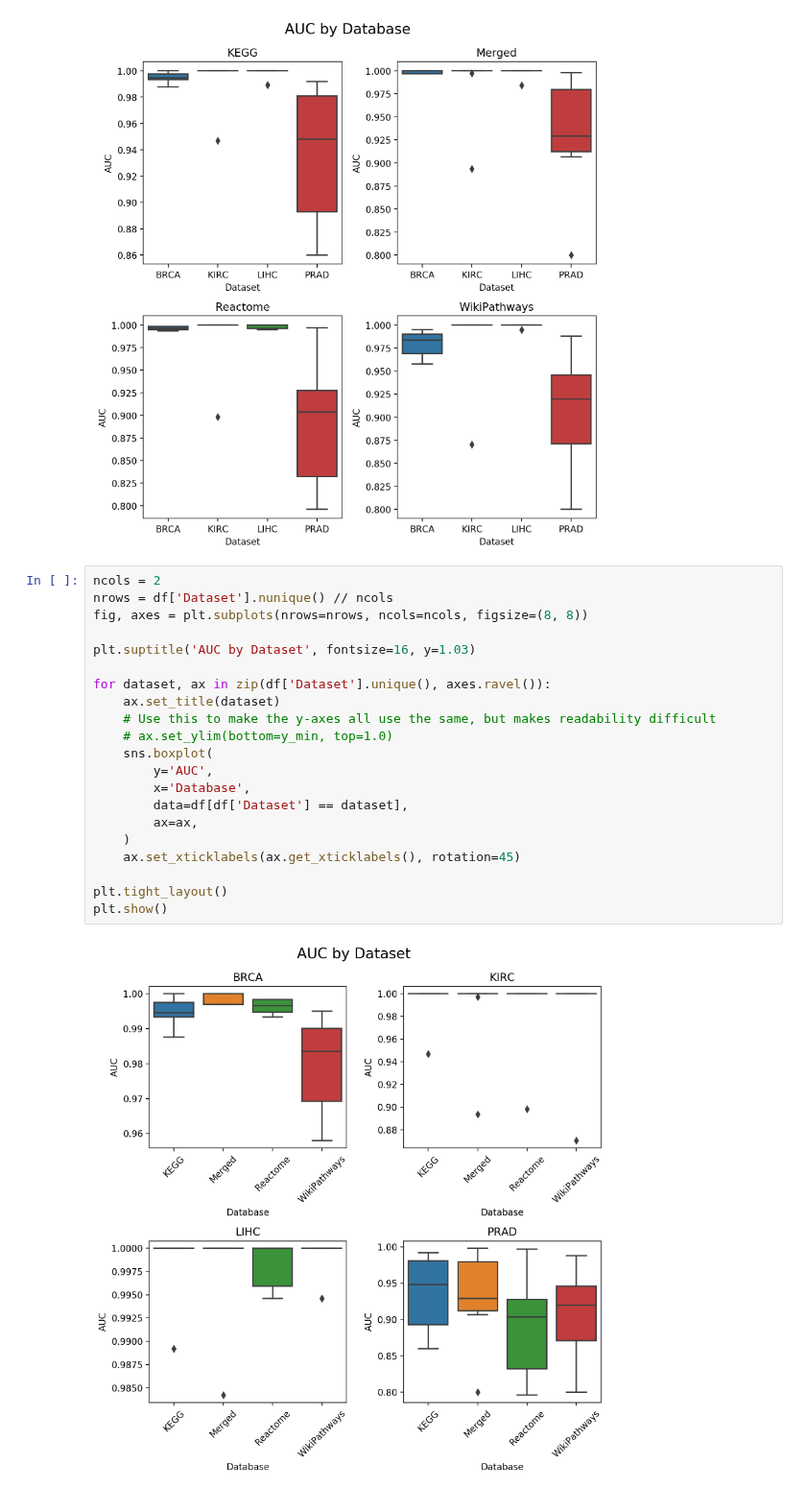
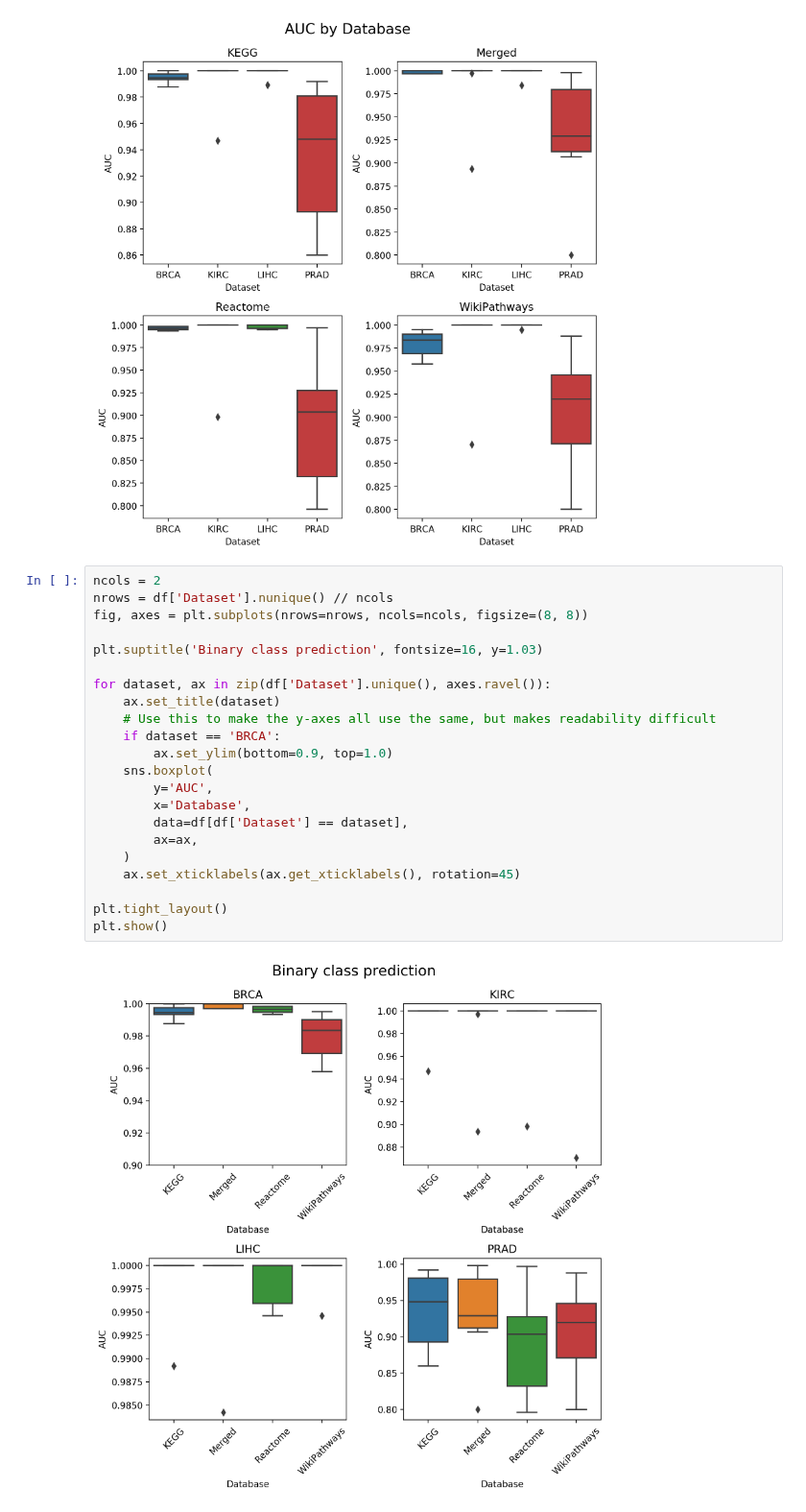
Before and after one commit to pathwayforte/results, a Jupyter notebook: notebooks/evaluation/Plot Evaluation of Tumor vs. Normal Prediction.ipynb, the cells around one changed output. Shown at 96% size. Cells and saved outputs as stored; diff of their text form.

```diff
--- a/notebooks/evaluation/Plot Evaluation of Tumor vs. Normal Prediction.ipynb
+++ b/notebooks/evaluation/Plot Evaluation of Tumor vs. Normal Prediction.ipynb
@@ -86,23 +86,24 @@ plt.show()
 # %%
 ncols = 2
 nrows = df['Dataset'].nunique() // ncols
 fig, axes = plt.subplots(nrows=nrows, ncols=ncols, figsize=(8, 8))
 
-plt.suptitle('AUC by Dataset', fontsize=16, y=1.03)
+plt.suptitle('Binary class prediction', fontsize=16, y=1.03)
 
 for dataset, ax in zip(df['Dataset'].unique(), axes.ravel()):
     ax.set_title(dataset)
     # Use this to make the y-axes all use the same, but makes readability difficult
-    # ax.set_ylim(bottom=y_min, top=1.0)
+    if dataset == 'BRCA':
+        ax.set_ylim(bottom=0.9, top=1.0)
     sns.boxplot(
         y='AUC',
         x='Database',
         data=df[df['Dataset'] == dataset],
         ax=ax,
     )
     ax.set_xticklabels(ax.get_xticklabels(), rotation=45)
 
 plt.tight_layout()
 plt.show()
 # %% [output]
-[figure, old version]
+[figure, new version]
```
Also changed, not shown: parts of 3 cells of this notebook, 2 other files.
